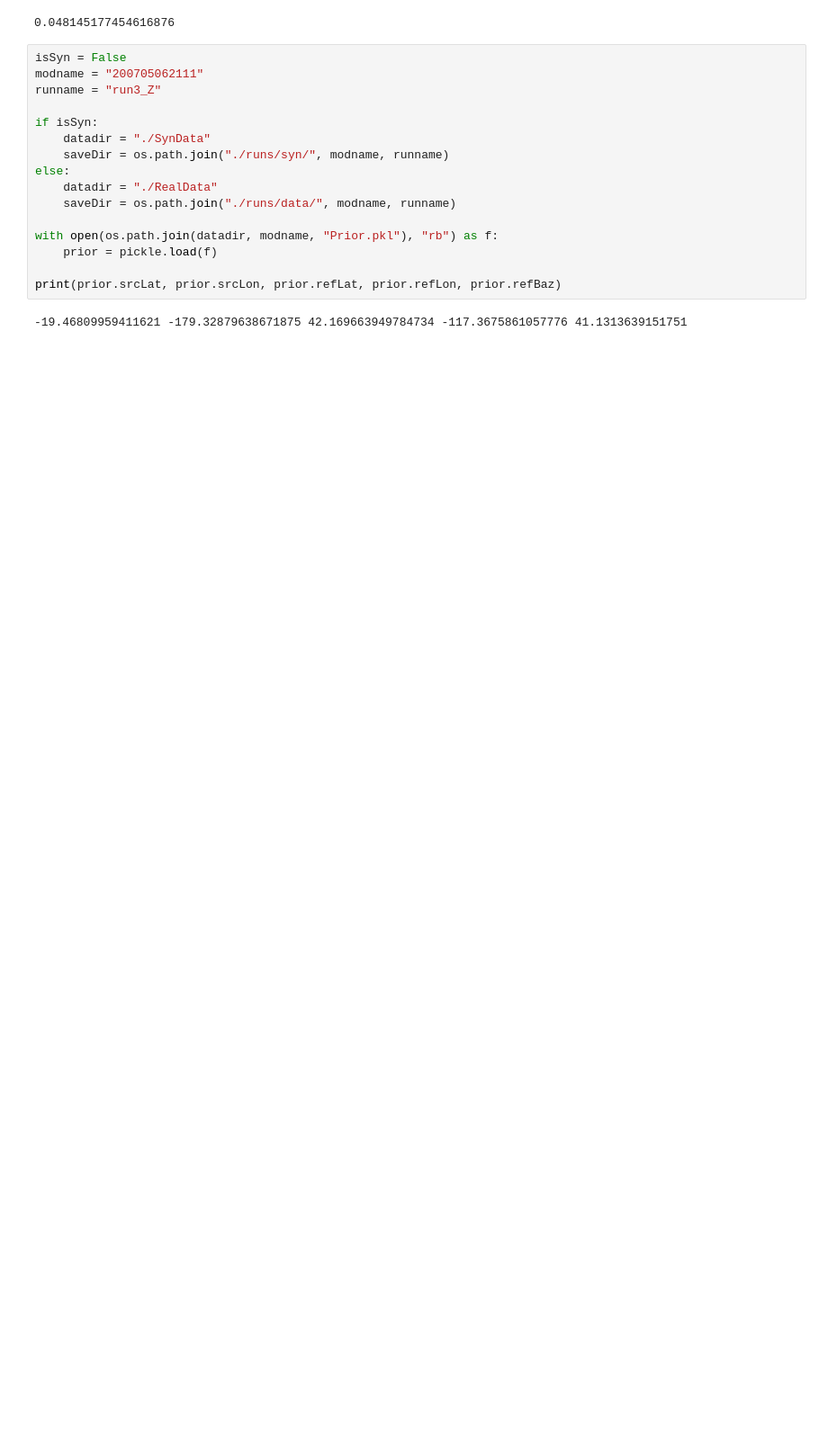
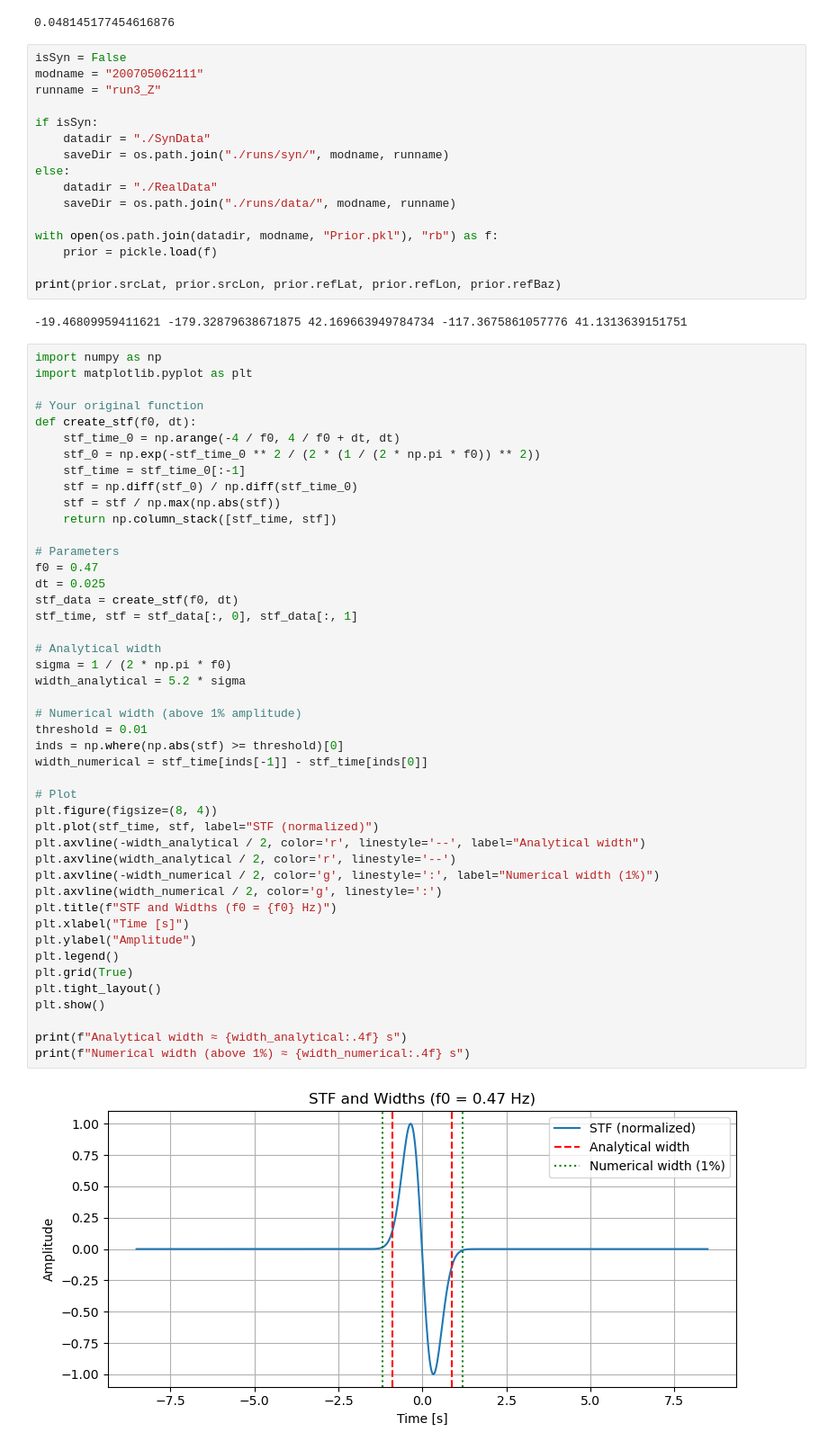
Before and after one commit to evanzzq/VespaPolPy, a Jupyter notebook: Debug.ipynb, the cells around one changed output. Shown at 90% size. Cells and saved outputs as stored; diff of their text form; blank space fills up the shorter version.

```diff
--- a/Debug.ipynb
+++ b/Debug.ipynb
@@ -361,3 +361,50 @@ with open(os.path.join(datadir, modname, "Prior.pkl"), "rb") as f:
 print(prior.srcLat, prior.srcLon, prior.refLat, prior.refLon, prior.refBaz)
 # %% [output]
 -19.46809959411621 -179.32879638671875 42.169663949784734 -117.3675861057776 41.1313639151751
+# %%
+import numpy as np
+import matplotlib.pyplot as plt
+
+# Your original function
+def create_stf(f0, dt):
+    stf_time_0 = np.arange(-4 / f0, 4 / f0 + dt, dt)
+    stf_0 = np.exp(-stf_time_0 ** 2 / (2 * (1 / (2 * np.pi * f0)) ** 2))
+    stf_time = stf_time_0[:-1]
+    stf = np.diff(stf_0) / np.diff(stf_time_0)
+    stf = stf / np.max(np.abs(stf))
+    return np.column_stack([stf_time, stf])
+
+# Parameters
+f0 = 0.47
+dt = 0.025
+stf_data = create_stf(f0, dt)
+stf_time, stf = stf_data[:, 0], stf_data[:, 1]
+
+# Analytical width
+sigma = 1 / (2 * np.pi * f0)
+width_analytical = 5.2 * sigma
+
+# Numerical width (above 1% amplitude)
+threshold = 0.01
+inds = np.where(np.abs(stf) >= threshold)[0]
+width_numerical = stf_time[inds[-1]] - stf_time[inds[0]]
+
+# Plot
+plt.figure(figsize=(8, 4))
+plt.plot(stf_time, stf, label="STF (normalized)")
+plt.axvline(-width_analytical / 2, color='r', linestyle='--', label="Analytical width")
+plt.axvline(width_analytical / 2, color='r', linestyle='--')
+plt.axvline(-width_numerical / 2, color='g', linestyle=':', label="Numerical width (1%)")
+plt.axvline(width_numerical / 2, color='g', linestyle=':')
+plt.title(f"STF and Widths (f0 = {f0} Hz)")
+plt.xlabel("Time [s]")
+plt.ylabel("Amplitude")
+plt.legend()
+plt.grid(True)
+plt.tight_layout()
+plt.show()
+
+print(f"Analytical width ≈ {width_analytical:.4f} s")
+print(f"Numerical width (above 1%) ≈ {width_numerical:.4f} s")
+# %% [output]
+[figure, added]
```
Also changed, not shown: parts of 2 cells of this notebook, 38 other files.
